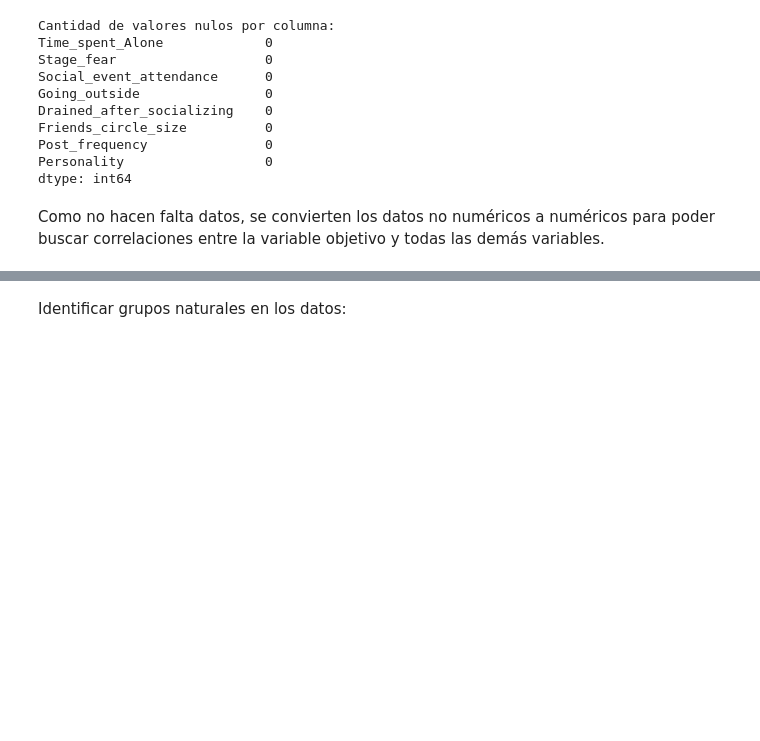
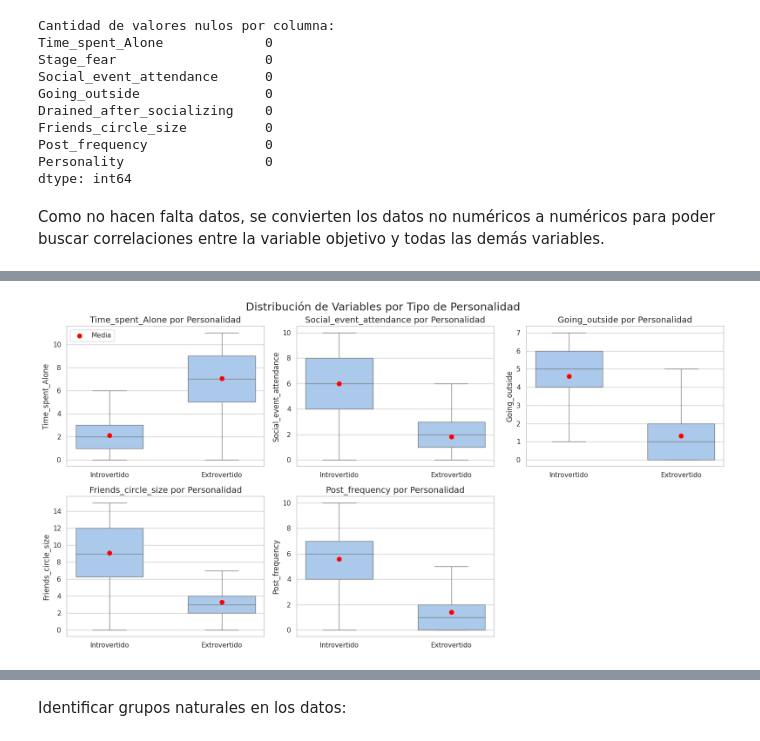
Before and after one commit to jcrojasda/G20_MLDS6, a Jupyter notebook: Codigo/PreparacionDeDatos/DataExploreAndPreProcessing.ipynb, the cells around one changed output, grey strips where cells are left out. Cells and saved outputs as stored; diff of their text form; code cells hidden in the pictures; blank space fills up the shorter version.

```diff
--- a/Codigo/PreparacionDeDatos/DataExploreAndPreProcessing.ipynb
+++ b/Codigo/PreparacionDeDatos/DataExploreAndPreProcessing.ipynb
@@ -86,3 +86,86 @@ Personality                  0
 dtype: int64
 # %% [markdown]
 Como no hacen falta datos, se convierten los datos no numéricos a numéricos para poder buscar correlaciones entre la variable objetivo y todas las demás variables.
+# %%
+import matplotlib.pyplot as plt
+import seaborn as sns
+import pandas as pd
+
+# Configurar estilo visual
+sns.set(style="whitegrid", palette="pastel")
+plt.figure(figsize=(14, 10))
+
+# Lista de variables numéricas (excluyendo Personality)
+numeric_vars = data.select_dtypes(include=['number']).columns
+
+# Calcular disposición de subplots
+n_cols = 3
+n_rows = (len(numeric_vars) + n_cols - 1) // n_cols
+
+# Crear subplots
+fig, axes = plt.subplots(n_rows, n_cols, figsize=(16, n_rows*4))
+axes = axes.flatten()  # Aplanar para iteración fácil
+
+# Generar boxplots para cada variable
+for i, var in enumerate(numeric_vars):
+    sns.boxplot(
+        x='Personality',
+        y=var,
+        data=data,
+        ax=axes[i],
+        showfliers=False,  # Omitir outliers para mejor visualización
+        width=0.6
+    )
+
+    # Personalizar títulos y etiquetas
+    axes[i].set_title(f'{var} por Personalidad', fontsize=14)
+    axes[i].set_xlabel('')
+    axes[i].set_xticklabels(['Introvertido', 'Extrovertido'])
+
+    # Añadir media como punto rojo
+    means = data.groupby('Personality')[var].mean()
+    for j, personality in enumerate([0, 1]):
+        axes[i].scatter(
+            j,
+            means[personality],
+            color='red',
+            s=50,
+            zorder=5,
+            label='Media' if j == 0 else ""
+        )
+
+    # Solo añadir leyenda al primer gráfico
+    if i == 0:
+        axes[i].legend()
+
+# Eliminar ejes vacíos si los hay
+for j in range(i+1, len(axes)):
+    fig.delaxes(axes[j])
+
+plt.tight_layout()
+plt.suptitle('Distribución de Variables por Tipo de Personalidad', fontsize=18, y=1.02)
+plt.show()
+
+# Versión alternativa: Grid de violines
+plt.figure(figsize=(14, 10))
+g = sns.FacetGrid(
+    data.melt(id_vars='Personality', value_vars=numeric_vars),
+    col='variable',
+    col_wrap=3,
+    sharey=False,
+    height=4,
+    aspect=1.2
+)
+g.map_dataframe(
+    sns.violinplot,
+    x='Personality',
+    y='value',
+    split=True,
+    inner="quartile",
+    palette="Set2"
+)
+g.set_titles("{col_name}")
+g.set_xticklabels(['Introvert', 'Extrovert'])
+g.fig.suptitle('Distribución Detallada por Personalidad', fontsize=18, y=1.05)
+plt.show()
+# %% [output]
@@ -88,0 +173 @@ Como no hacen falta datos, se convierten los datos no numéricos a numéricos pa
+[figure, added]
```
Also changed, not shown: parts of 6 cells of this notebook, 1 other file.
